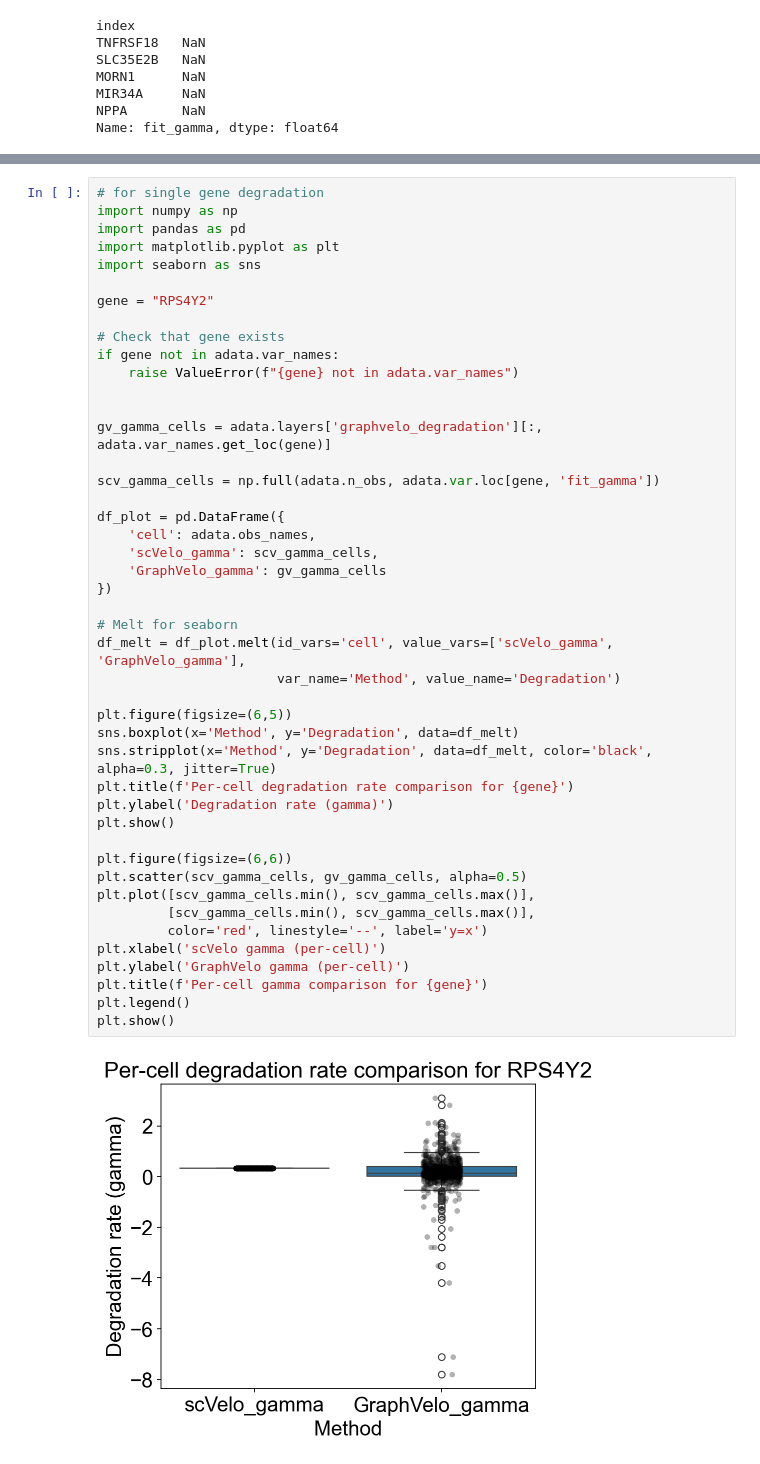
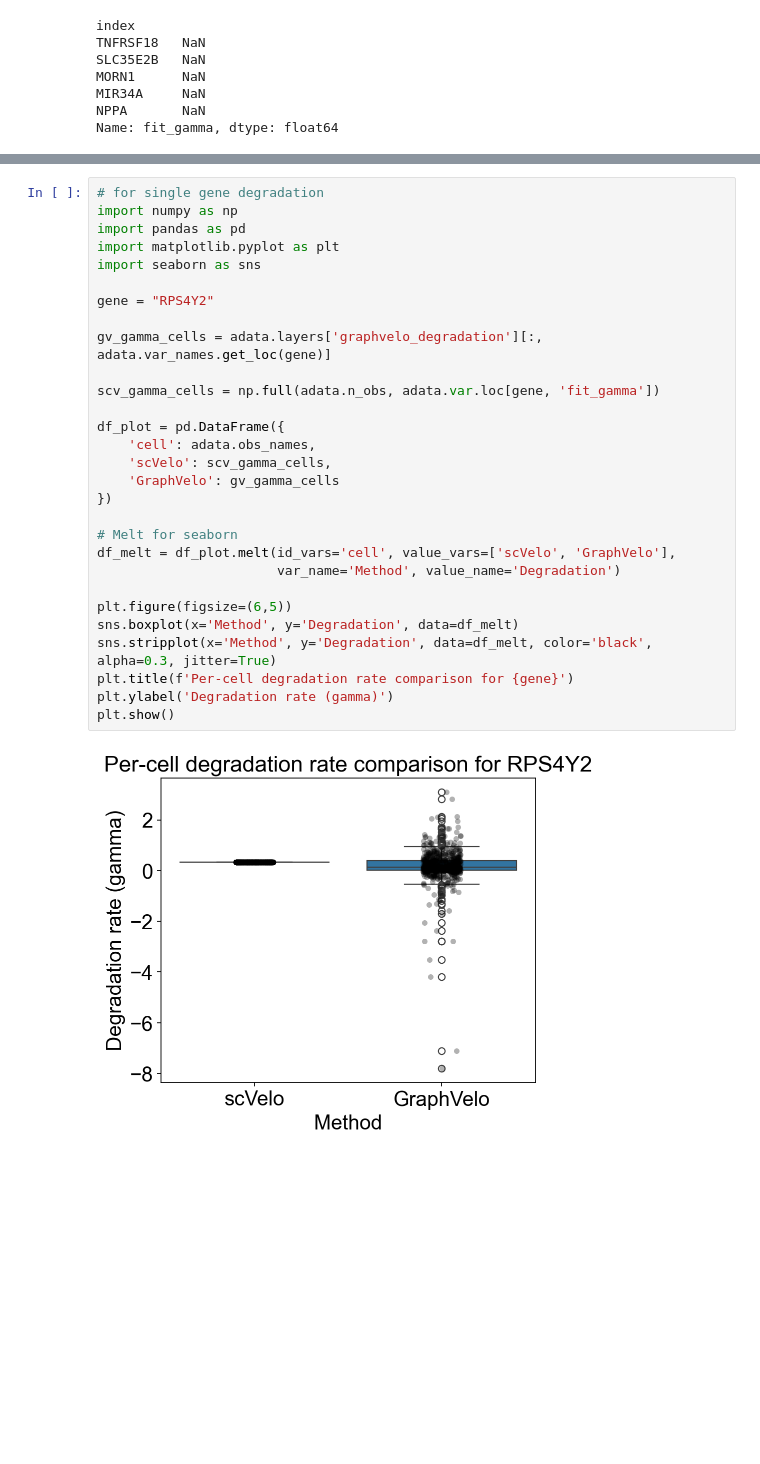
Before and after one commit to AnJunHao/02712_group_project, a Jupyter notebook: test_graphvelo_scv_with_evaluation.ipynb, the cells around one changed output, grey strips where cells are left out. Saved outputs shown, nothing was run; the diff lists cells and outputs as text; blank space fills up the shorter version.

```diff
--- a/test_graphvelo_scv_with_evaluation.ipynb
+++ b/test_graphvelo_scv_with_evaluation.ipynb
@@ -406,47 +414,31 @@ Name: fit_gamma, Length: 2000, dtype: float64
 # %%
 # for single gene degradation
 import numpy as np
 import pandas as pd
 import matplotlib.pyplot as plt
 import seaborn as sns
 
 gene = "RPS4Y2"
 
-# Check that gene exists
-if gene not in adata.var_names:
-    raise ValueError(f"{gene} not in adata.var_names")
-
-
 gv_gamma_cells = adata.layers['graphvelo_degradation'][:, adata.var_names.get_loc(gene)]
 
 scv_gamma_cells = np.full(adata.n_obs, adata.var.loc[gene, 'fit_gamma'])
 
 df_plot = pd.DataFrame({
     'cell': adata.obs_names,
-    'scVelo_gamma': scv_gamma_cells,
-    'GraphVelo_gamma': gv_gamma_cells
+    'scVelo': scv_gamma_cells,
+    'GraphVelo': gv_gamma_cells
 })
 
 # Melt for seaborn
-df_melt = df_plot.melt(id_vars='cell', value_vars=['scVelo_gamma', 'GraphVelo_gamma'],
+df_melt = df_plot.melt(id_vars='cell', value_vars=['scVelo', 'GraphVelo'],
                        var_name='Method', value_name='Degradation')
 
 plt.figure(figsize=(6,5))
 sns.boxplot(x='Method', y='Degradation', data=df_melt)
 sns.stripplot(x='Method', y='Degradation', data=df_melt, color='black', alpha=0.3, jitter=True)
 plt.title(f'Per-cell degradation rate comparison for {gene}')
 plt.ylabel('Degradation rate (gamma)')
 plt.show()
-
-plt.figure(figsize=(6,6))
-plt.scatter(scv_gamma_cells, gv_gamma_cells, alpha=0.5)
-plt.plot([scv_gamma_cells.min(), scv_gamma_cells.max()],
-         [scv_gamma_cells.min(), scv_gamma_cells.max()],
-         color='red', linestyle='--', label='y=x')
-plt.xlabel('scVelo gamma (per-cell)')
-plt.ylabel('GraphVelo gamma (per-cell)')
-plt.title(f'Per-cell gamma comparison for {gene}')
-plt.legend()
-plt.show()
 # %% [output]
-[figure, old version]
+[figure, new version]
```
Also changed, not shown: parts of 14 cells of this notebook, 7 other files.
